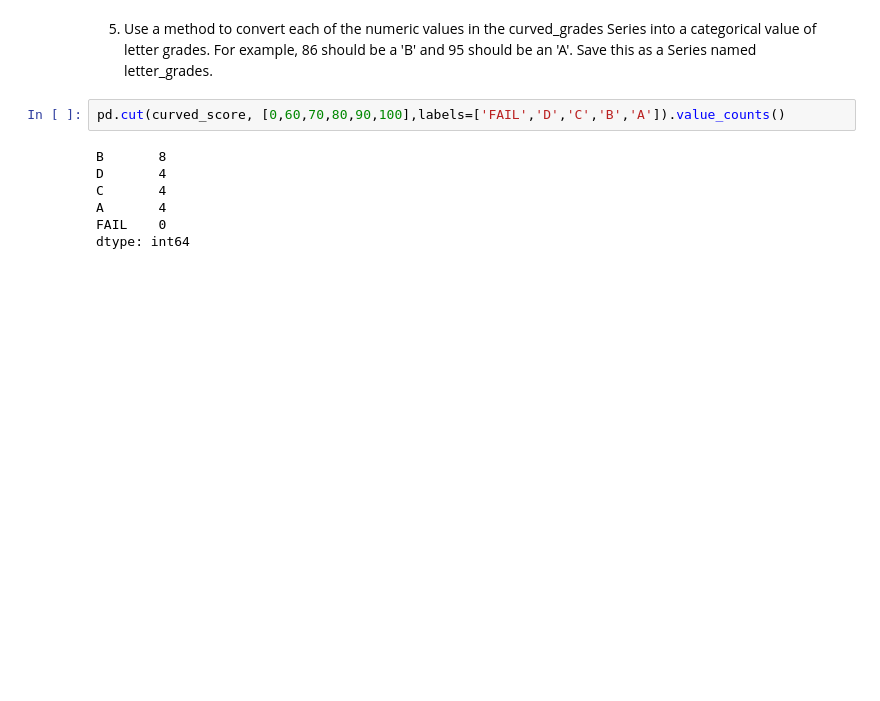
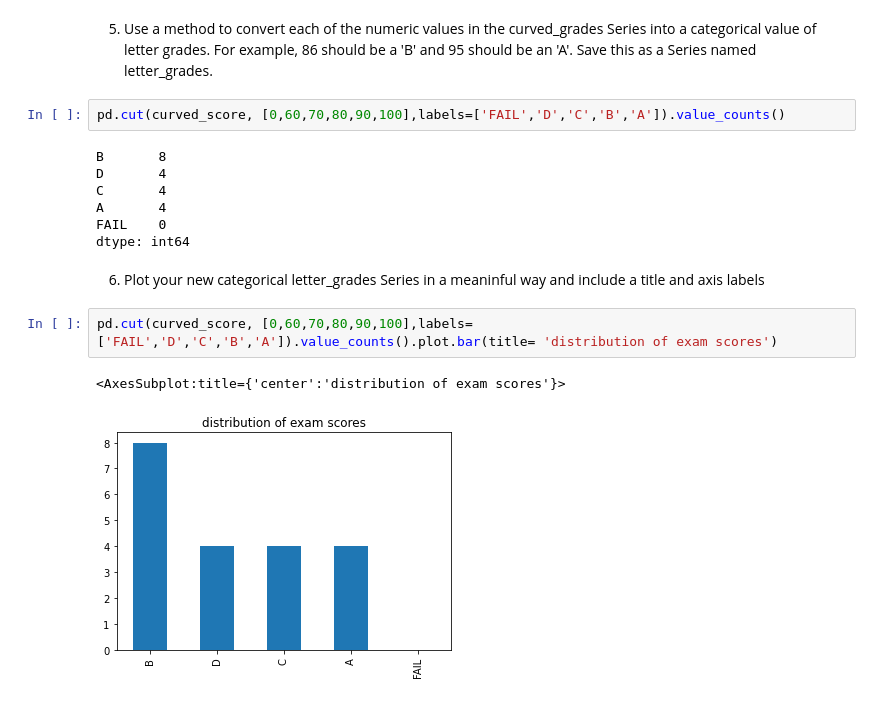
Before and after one commit to joe-bennett/numpy-pandas-visualization-exercises, a Jupyter notebook: pandas_series.ipynb, the cells around one changed output. Drawn from its saved outputs; the diff is of its cells as text; blank space fills up the shorter version.

```diff
--- a/pandas_series.ipynb
+++ b/pandas_series.ipynb
@@ -445,3 +442,10 @@ C       4
 A       4
 FAIL    0
 dtype: int64
+# %% [markdown]
+6. Plot your new categorical letter_grades Series in a meaninful way and include a title and axis labels
+# %%
+pd.cut(curved_score, [0,60,70,80,90,100],labels=['FAIL','D','C','B','A']).value_counts().plot.bar(title= 'distribution of exam scores')
+# %% [output]
+<AxesSubplot:title={'center':'distribution of exam scores'}>
+[figure, added]
```
Also changed, not shown: parts of 4 cells of this notebook.
